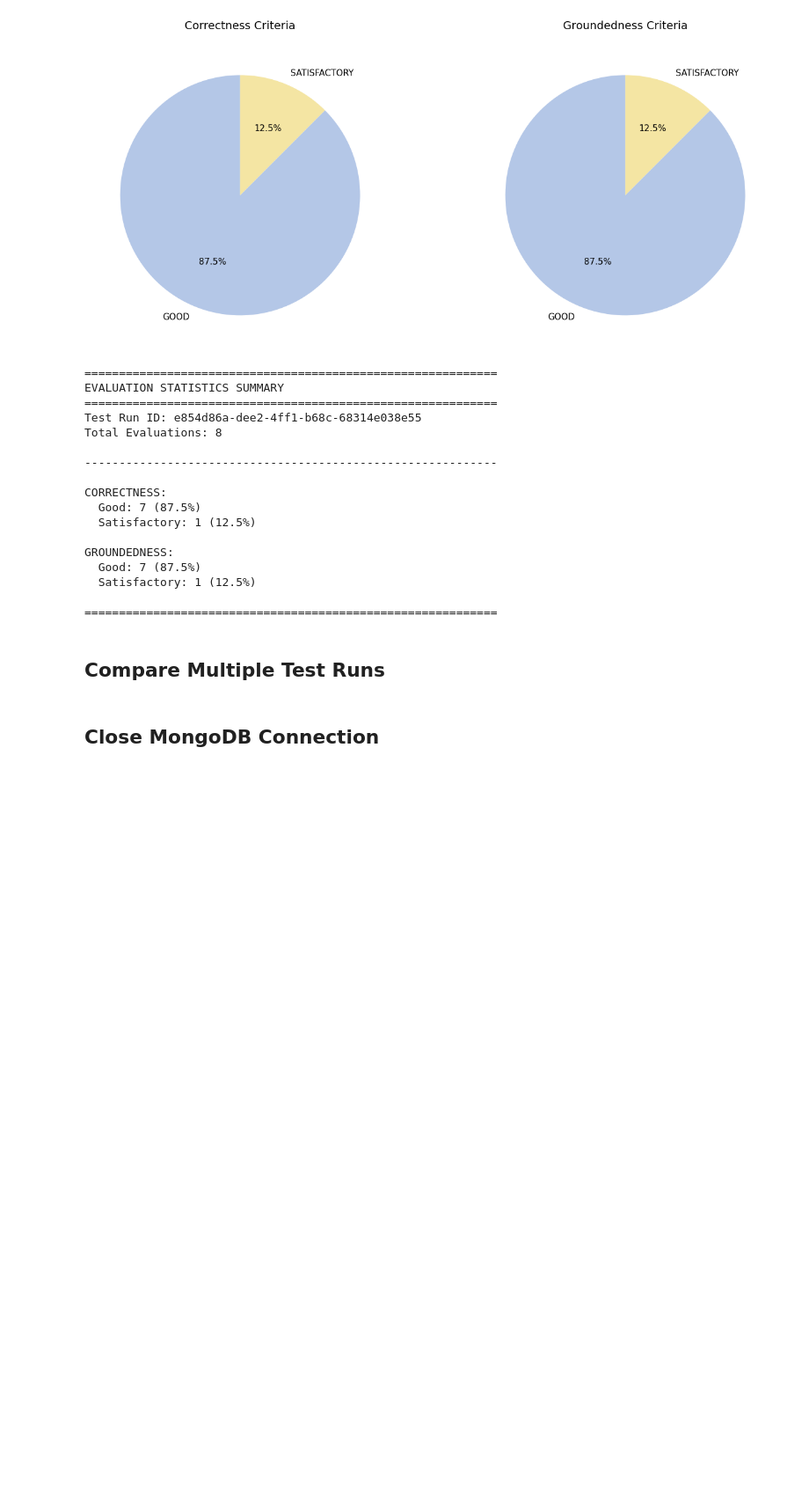
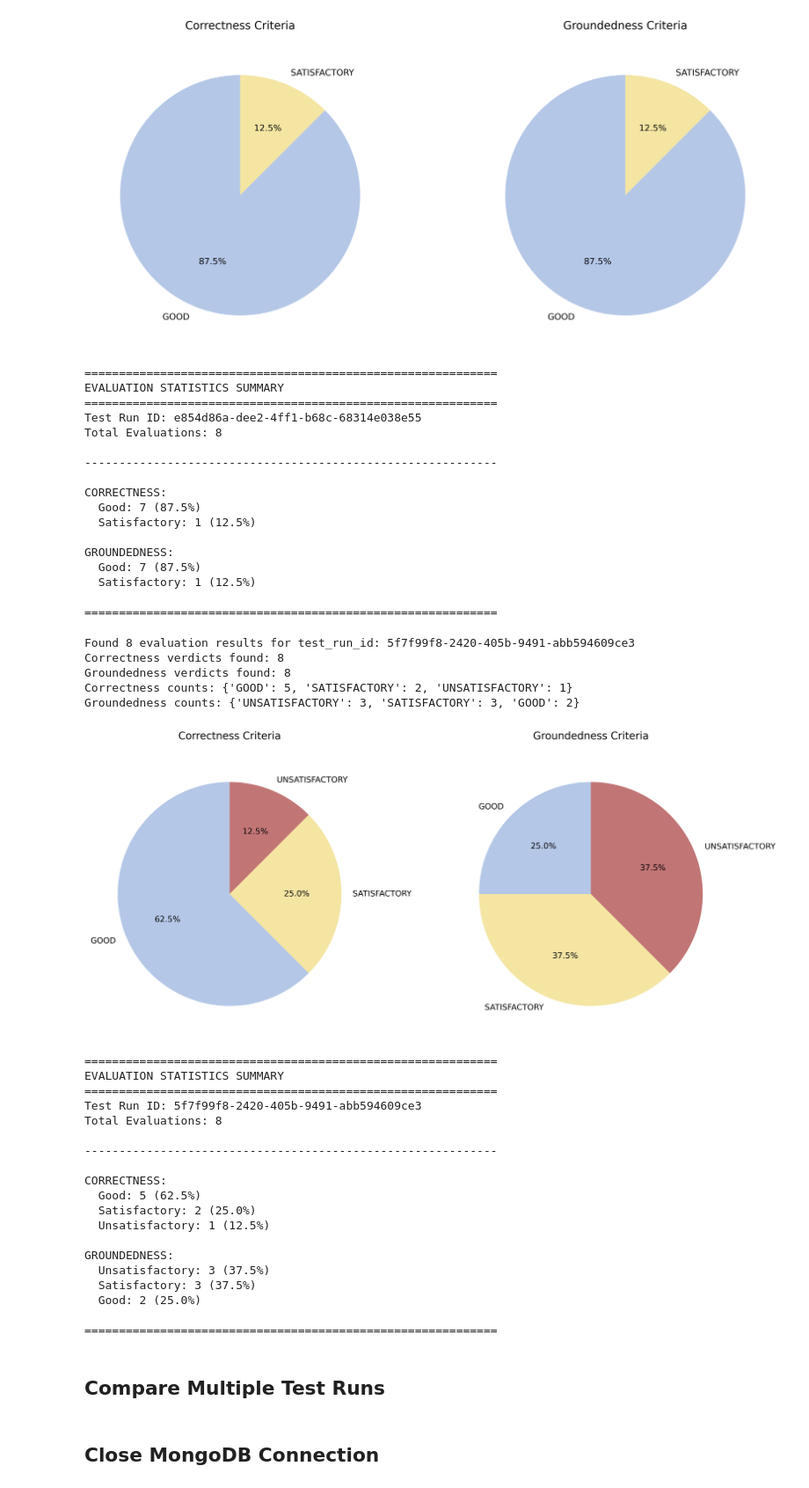
Before and after one commit to lucasn/education-assistant, a Jupyter notebook: evaluation/evaluation_statistics.ipynb, the cells around one changed output. Shown at 88% size. Drawn from its saved outputs; the diff is of its cells as text; code cells hidden in the pictures; blank space fills up the shorter version.

Commit message:
fix: update execution counts in evaluation notebook and enhance figure resolution for better visualization; add evaluation statistics summary output

```diff
--- a/evaluation/evaluation_statistics.ipynb
+++ b/evaluation/evaluation_statistics.ipynb
@@ -91,7 +91,7 @@ def generate_evaluation_statistics(test_run_id):
     all_categories = ["GOOD", "SATISFACTORY", "UNSATISFACTORY"]
 
     # Create figure with two subplots
-    fig, (ax1, ax2) = plt.subplots(1, 2, figsize=(14, 6))
+    fig, (ax1, ax2) = plt.subplots(1, 2, figsize=(14, 6), dpi=400)
 
     # Plot Correctness pie chart
     if correctness_verdicts:
@@ -259,6 +259,37 @@ GROUNDEDNESS:
   Satisfactory: 1 (12.5%)
 
 ============================================================
+# %%
+custom_test_run_id = "5f7f99f8-2420-405b-9491-abb594609ce3"  # Replace with your desired test_run_id
+stats = generate_evaluation_statistics(custom_test_run_id)
+if stats:
+    display_statistics_summary(stats)
+# %% [output]
+Found 8 evaluation results for test_run_id: 5f7f99f8-2420-405b-9491-abb594609ce3
+Correctness verdicts found: 8
+Groundedness verdicts found: 8
+Correctness counts: {'GOOD': 5, 'SATISFACTORY': 2, 'UNSATISFACTORY': 1}
+Groundedness counts: {'UNSATISFACTORY': 3, 'SATISFACTORY': 3, 'GOOD': 2}
+[figure, added]
+============================================================
+EVALUATION STATISTICS SUMMARY
+============================================================
+Test Run ID: 5f7f99f8-2420-405b-9491-abb594609ce3
+Total Evaluations: 8
+
+------------------------------------------------------------
+
+CORRECTNESS:
+  Good: 5 (62.5%)
+  Satisfactory: 2 (25.0%)
+  Unsatisfactory: 1 (12.5%)
+
+GROUNDEDNESS:
+  Unsatisfactory: 3 (37.5%)
+  Satisfactory: 3 (37.5%)
+  Good: 2 (25.0%)
+
+============================================================
 # %% [markdown]
 ## Compare Multiple Test Runs
 # %%
```
